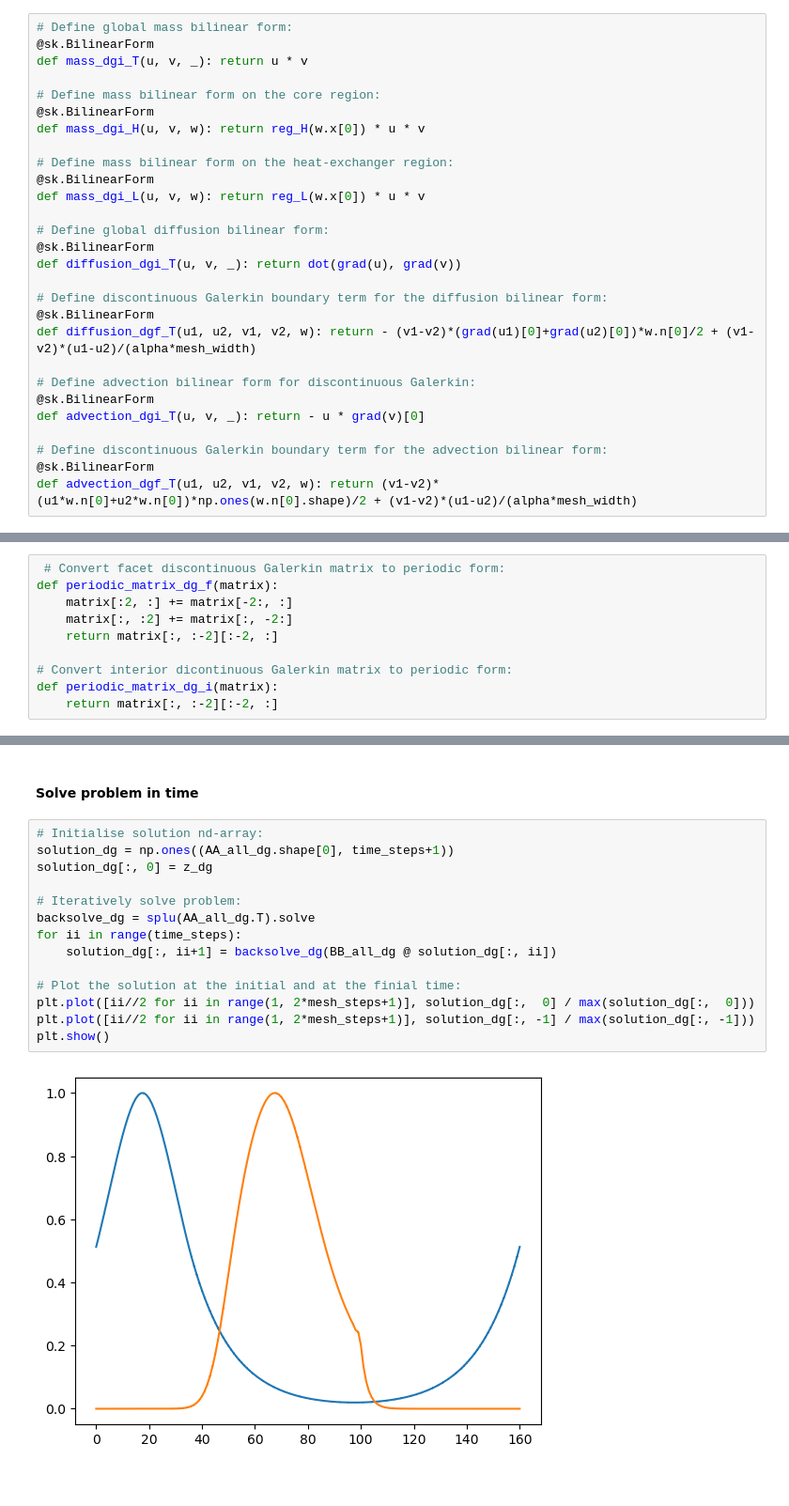
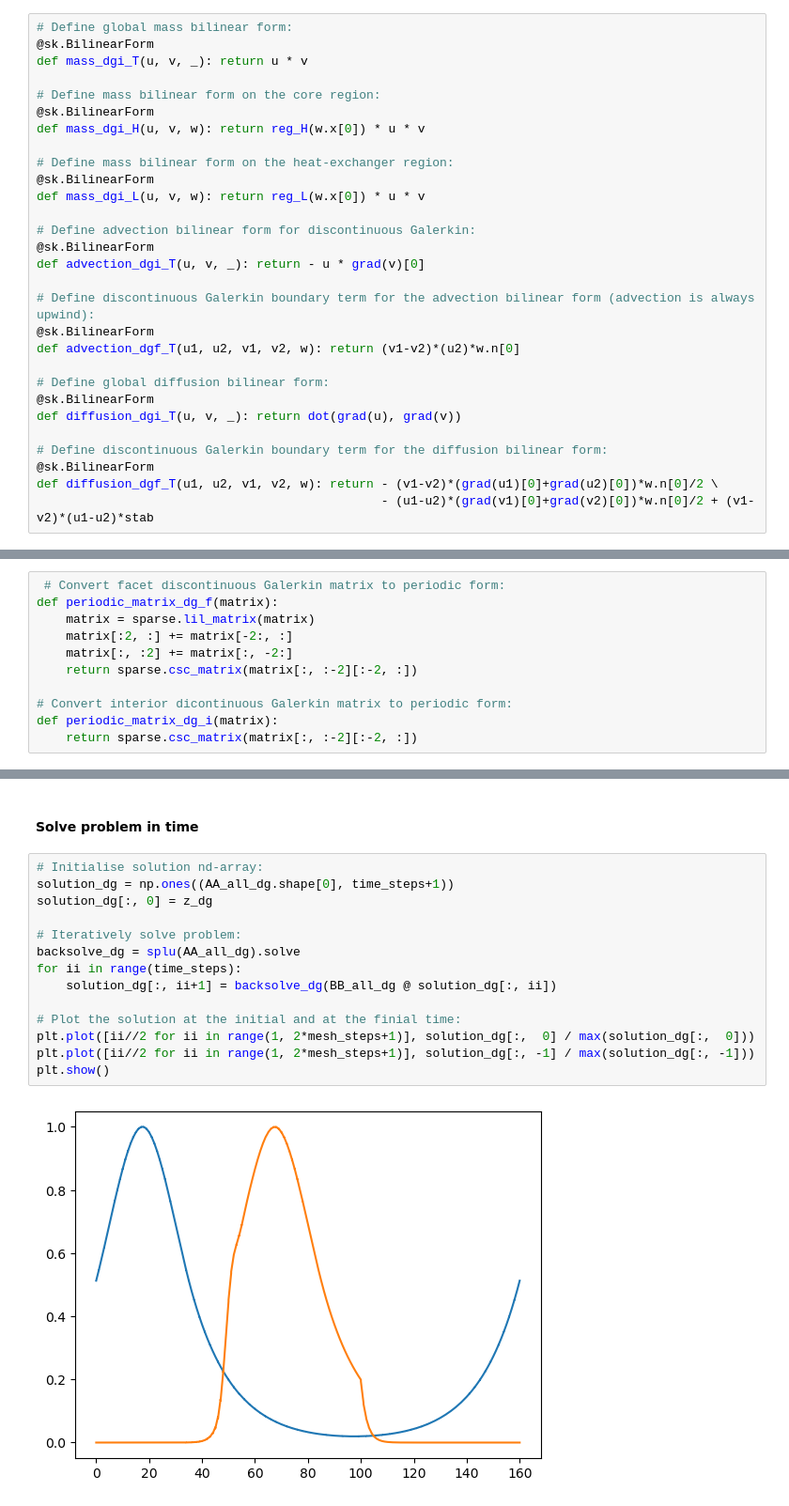
Before and after one commit to FrancescoSilva/MSR-OED-DA, a Jupyter notebook: RAD-1D-DG.ipynb, the cells around one changed output, grey strips where cells are left out. Shown at 94% size. Cells and saved outputs as stored; diff of their text form.

```diff
--- a/RAD-1D-DG.ipynb
+++ b/RAD-1D-DG.ipynb
@@ -51,33 +56,35 @@ def mass_dgi_H(u, v, w): return reg_H(w.x[0]) * u * v
 @sk.BilinearForm
 def mass_dgi_L(u, v, w): return reg_L(w.x[0]) * u * v
 
+# Define advection bilinear form for discontinuous Galerkin:
+@sk.BilinearForm
+def advection_dgi_T(u, v, _): return - u * grad(v)[0]
+
+# Define discontinuous Galerkin boundary term for the advection bilinear form (advection is always upwind):
+@sk.BilinearForm
+def advection_dgf_T(u1, u2, v1, v2, w): return (v1-v2)*(u2)*w.n[0]
+
 # Define global diffusion bilinear form:
 @sk.BilinearForm
 def diffusion_dgi_T(u, v, _): return dot(grad(u), grad(v))
 
 # Define discontinuous Galerkin boundary term for the diffusion bilinear form:
 @sk.BilinearForm
-def diffusion_dgf_T(u1, u2, v1, v2, w): return - (v1-v2)*(grad(u1)[0]+grad(u2)[0])*w.n[0]/2 + (v1-v2)*(u1-u2)/(alpha*mesh_width)
-
-# Define advection bilinear form for discontinuous Galerkin:
-@sk.BilinearForm
-def advection_dgi_T(u, v, _): return - u * grad(v)[0]
-
-# Define discontinuous Galerkin boundary term for the advection bilinear form:
-@sk.BilinearForm
-def advection_dgf_T(u1, u2, v1, v2, w): return (v1-v2)*(u1*w.n[0]+u2*w.n[0])*np.ones(w.n[0].shape)/2 + (v1-v2)*(u1-u2)/(alpha*mesh_width)
+def diffusion_dgf_T(u1, u2, v1, v2, w): return - (v1-v2)*(grad(u1)[0]+grad(u2)[0])*w.n[0]/2 \
+                                               - (u1-u2)*(grad(v1)[0]+grad(v2)[0])*w.n[0]/2 + (v1-v2)*(u1-u2)*stab
 # %% [markdown]
 #### Define mathod to convert matrices defined on a simple domain to a periodic domain
 # %%
  # Convert facet discontinuous Galerkin matrix to periodic form:
 def periodic_matrix_dg_f(matrix):
+    matrix = sparse.lil_matrix(matrix)
     matrix[:2, :] += matrix[-2:, :]
     matrix[:, :2] += matrix[:, -2:]
-    return matrix[:, :-2][:-2, :]
+    return sparse.csc_matrix(matrix[:, :-2][:-2, :])
 
 # Convert interior dicontinuous Galerkin matrix to periodic form:
 def periodic_matrix_dg_i(matrix):
-    return matrix[:, :-2][:-2, :]
+    return sparse.csc_matrix(matrix[:, :-2][:-2, :])
 # %% [markdown]
 #### Assemble all the matrices and the vectors needed for the solution of a RAD problem:
 # %%
@@ -112,16 +119,16 @@ BB_all_dg = MM_T_1D_dg_i - (1 - theta) * SS_all_dg * dt
 # %%
 # Initialise solution nd-array:
 solution_dg = np.ones((AA_all_dg.shape[0], time_steps+1))
 solution_dg[:, 0] = z_dg
 
 # Iteratively solve problem:
-backsolve_dg = splu(AA_all_dg.T).solve
+backsolve_dg = splu(AA_all_dg).solve
 for ii in range(time_steps):
     solution_dg[:, ii+1] = backsolve_dg(BB_all_dg @ solution_dg[:, ii])
 
 # Plot the solution at the initial and at the finial time:
 plt.plot([ii//2 for ii in range(1, 2*mesh_steps+1)], solution_dg[:,  0] / max(solution_dg[:,  0]))
 plt.plot([ii//2 for ii in range(1, 2*mesh_steps+1)], solution_dg[:, -1] / max(solution_dg[:, -1]))
 plt.show()
 # %% [output]
-[figure, old version]
+[figure, new version]
```
Also changed, not shown: parts of 2 cells of this notebook.
